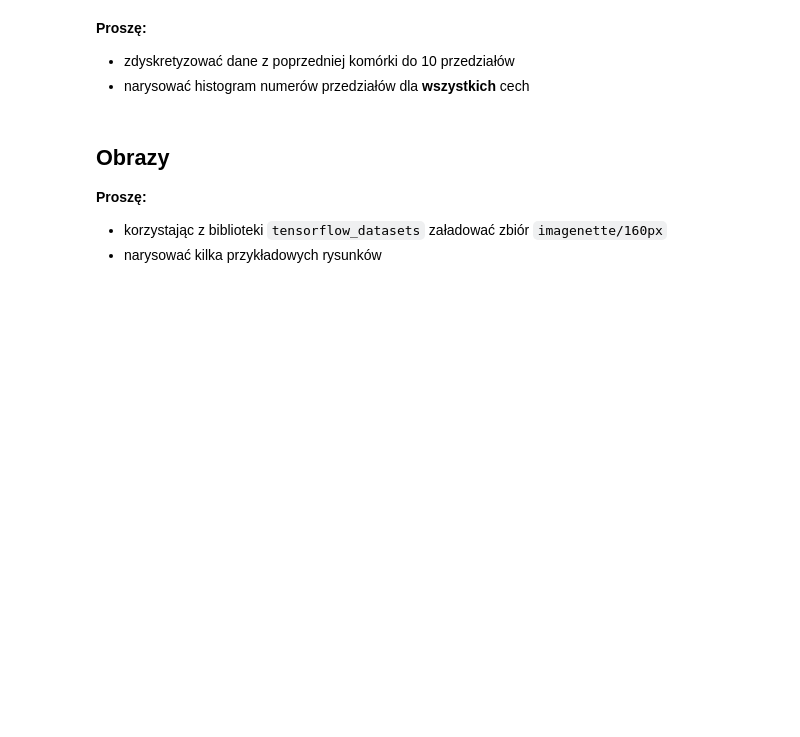
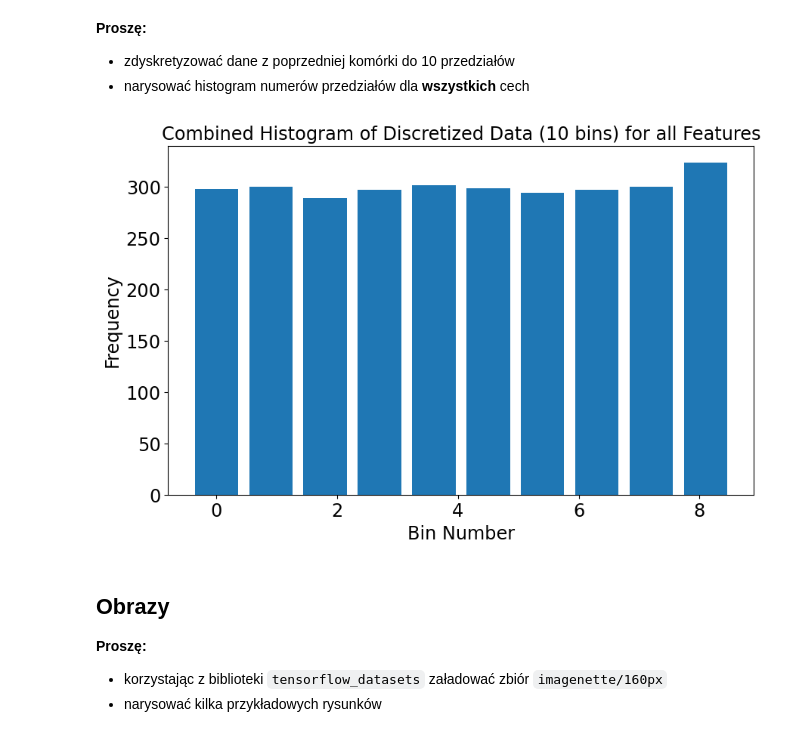
Before and after one commit to bkasza/MLII, a Jupyter notebook: 09/09_Preprocessing.ipynb, the cells around one changed output. Saved outputs shown, nothing was run; the diff lists cells and outputs as text; code cells hidden in the pictures; blank space fills up the shorter version.

```diff
--- a/09/09_Preprocessing.ipynb
+++ b/09/09_Preprocessing.ipynb
@@ -122,5 +92,7 @@ Maksymalne wartości cech po normalizacji: [ 1.  1. nan]
 # %%
 "rozwiazanie Kalinowskiego, inny rodzaj normalizacji do wariancji 1, srednia zero"
+n = 10_00
+
 x = tf.random.uniform([n, 3])
 scales = np.array([[-5, 5], [-4, 2], [-2, 2]])
 ranges = scales[:, 1] - scales[:, 0]
@@ -131,8 +103,8 @@ print("mean", tf.math.reduce_mean(x, axis=0))
 
 normalization = tf.keras.layers.Normalization()
 normalization.adapt(x)
-x = normalization(x)
-print("min", tf.math.reduce_min(x, axis=0))
-print("max", tf.math.reduce_max(x, axis=0))
-print("mean", tf.math.reduce_mean(x, axis=0))
+x_norm = normalization(x)
+print("min", tf.math.reduce_min(x_norm, axis=0))
+print("max", tf.math.reduce_max(x_norm, axis=0))
+print("mean", tf.math.reduce_mean(x_norm, axis=0))
 # %% [output]
@@ -171,3 +140,30 @@ pass
+# %%
+discretization_layer = tf.keras.layers.Discretization(num_bins=10)
+discretization_layer.adapt(x)
+discretized_data = discretization_layer(x)
+
+# # Plot histograms for each feature
+# fig, axes = plt.subplots(1, x.shape[1], figsize=(15, 5))
+# fig.suptitle("Histogram of Discretized Data (10 bins)")
+
+# for i in range(x.shape[1]):
+#     axes[i].hist(discretized_data[:, i].numpy(), bins=10, align='left', rwidth=0.8)
+#     axes[i].set_title(f'Feature {i+1}')
+#     axes[i].set_xlabel('Bin Number')
+#     axes[i].set_ylabel('Frequency')
+
+# plt.tight_layout(rect=[0, 0.03, 1, 0.95]) # Adjust layout to prevent title overlap
+# plt.show()
+
+plt.figure(figsize=(10, 6))
+# plt.hist(discretized_data.numpy().flatten(), bins=10, align='left', rwidth=0.8)
+plt.hist(tf.reshape(shape = (-1,), tensor = discretized_data), align='left', rwidth=0.8) #Kalinowski line
+plt.title("Combined Histogram of Discretized Data (10 bins) for all Features")
+plt.xlabel('Bin Number')
+plt.ylabel('Frequency')
+plt.show()
+# %% [output]
+[figure, added]
 # %% [markdown]
 ## Obrazy
 
```
Also changed, not shown: parts of 25 cells of this notebook.
